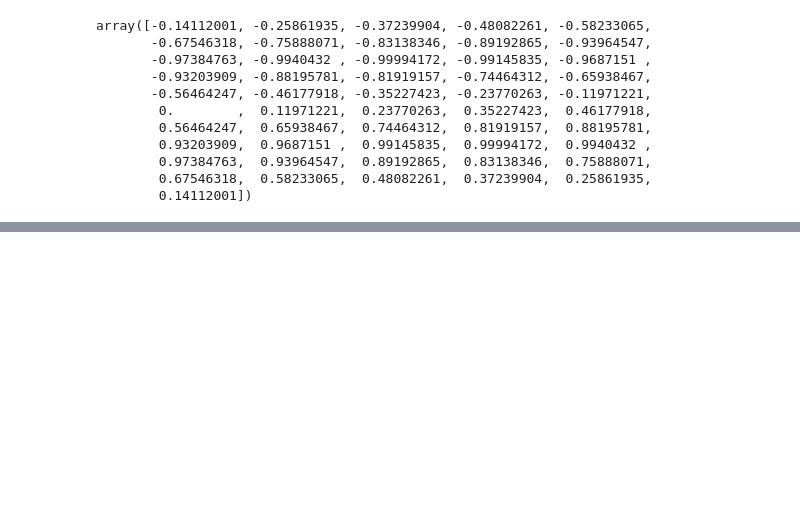
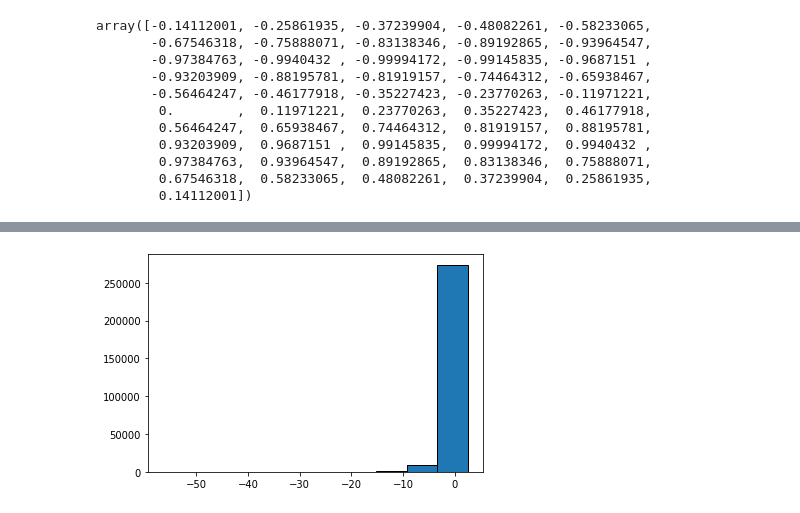
Before and after one commit to abpinduction/PythonDSByGeekBrains, a Jupyter notebook: 5. Homework. Визуализация данных в Matplotlib. *.ipynb, the cells around one changed output, grey strips where cells are left out. Drawn from its saved outputs; the diff is of its cells as text; code cells hidden in the pictures; blank space fills up the shorter version.

```diff
--- a/5. Homework. Визуализация данных в Matplotlib. *.ipynb
+++ b/5. Homework. Визуализация данных в Matplotlib. *.ipynb
@@ -174,0 +188,5 @@ num_of_V_for_Class = pd.value_count
+# %%
+plt.hist(V1_0, ec="black")
+plt.show()
+# %% [output]
+[figure, added]
```
Also changed, not shown: parts of 20 cells of this notebook.
